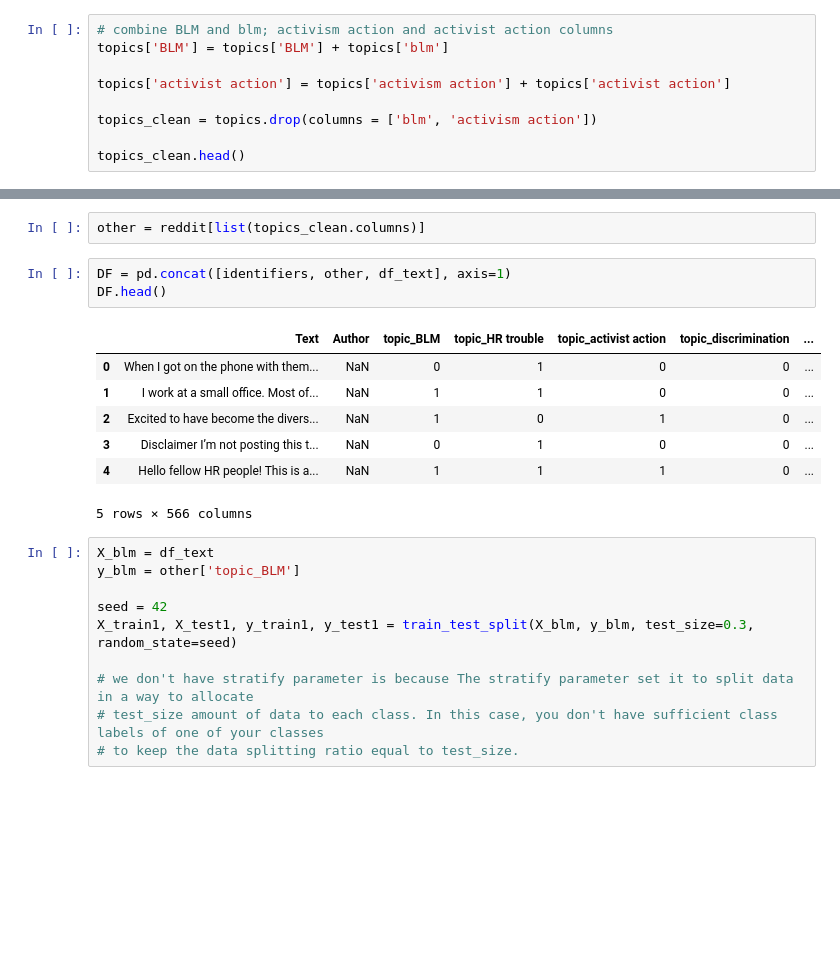
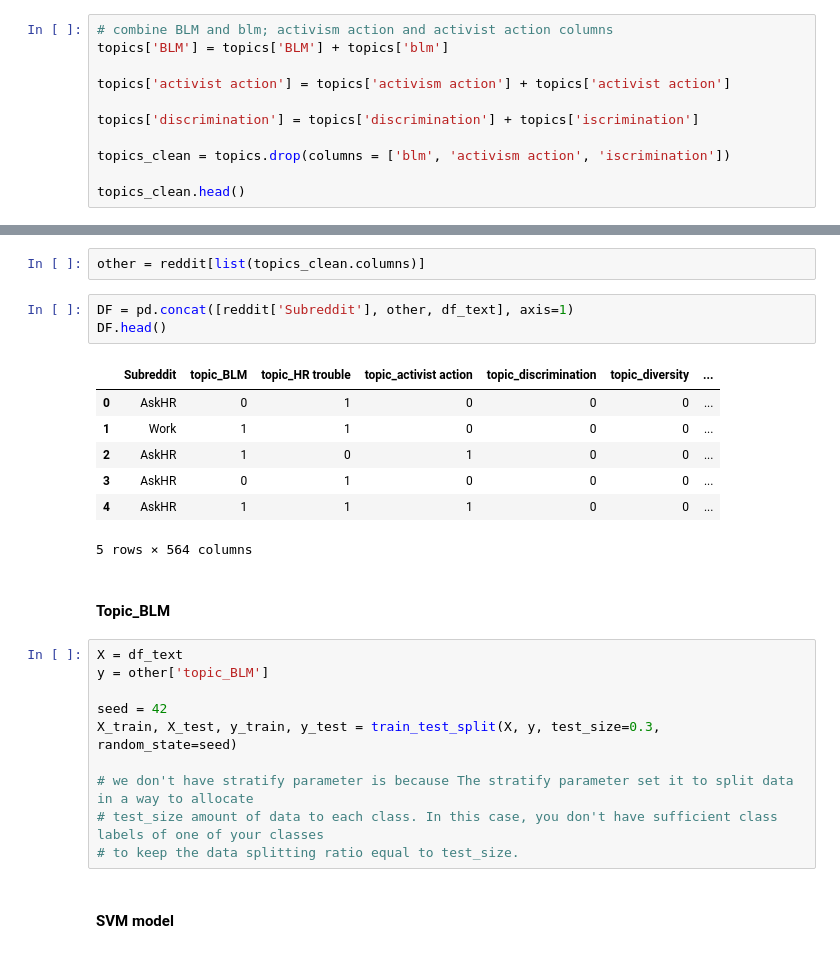
Before and after one commit to robinlli/Police_Shooting_Reddit, a Jupyter notebook: Machine Learning.ipynb, the cells around one changed output, grey strips where cells are left out. Cells and saved outputs as stored; diff of their text form; blank space fills up the shorter version.

```diff
--- a/Machine Learning.ipynb
+++ b/Machine Learning.ipynb
@@ -89,7 +85,9 @@ topics['BLM'] = topics['BLM'] + topics['blm']
 
 topics['activist action'] = topics['activism action'] + topics['activist action']
 
-topics_clean = topics.drop(columns = ['blm', 'activism action'])
+topics['discrimination'] = topics['discrimination'] + topics['iscrimination']
+
+topics_clean = topics.drop(columns = ['blm', 'activism action', 'iscrimination'])
 
 topics_clean.head()
 # %% [output]
@@ -170,26 +169,30 @@ df_text.rename(columns=dict(zip(list(range(n_text)), vect_text.get_feature_names
 # %%
 other = reddit[list(topics_clean.columns)]
 # %%
-DF = pd.concat([identifiers, other, df_text], axis=1)
+DF = pd.concat([reddit['Subreddit'], other, df_text], axis=1)
 DF.head()
 # %% [output]
-|  | Text | Author | topic_BLM | topic_HR trouble | topic_activist action | topic_discrimination | ... |
-| 0 | When I got on the phone with them... | NaN | 0 | 1 | 0 | 0 | ... |
-| 1 | I work at a small office. Most of... | NaN | 1 | 1 | 0 | 0 | ... |
-| 2 | Excited to have become the divers... | NaN | 1 | 0 | 1 | 0 | ... |
-| 3 | Disclaimer I’m not posting this t... | NaN | 0 | 1 | 0 | 0 | ... |
-| 4 | Hello fellow HR people! This is a... | NaN | 1 | 1 | 1 | 0 | ... |
+|  | Subreddit | topic_BLM | topic_HR trouble | topic_activist action | topic_discrimination | topic_diversity | ... |
+| 0 | AskHR | 0 | 1 | 0 | 0 | 0 | ... |
+| 1 | Work | 1 | 1 | 0 | 0 | 0 | ... |
+| 2 | AskHR | 1 | 0 | 1 | 0 | 0 | ... |
+| 3 | AskHR | 0 | 1 | 0 | 0 | 0 | ... |
+| 4 | AskHR | 1 | 1 | 1 | 0 | 0 | ... |
-5 rows × 566 columns
+5 rows × 564 columns
+# %% [markdown]
+#### Topic_BLM
 # %%
-X_blm = df_text
-y_blm = other['topic_BLM']
+X = df_text
+y = other['topic_BLM']
 
 seed = 42
-X_train1, X_test1, y_train1, y_test1 = train_test_split(X_blm, y_blm, test_size=0.3, random_state=seed)
+X_train, X_test, y_train, y_test = train_test_split(X, y, test_size=0.3, random_state=seed)
 
 # we don't have stratify parameter is because The stratify parameter set it to split data in a way to allocate
 # test_size amount of data to each class. In this case, you don't have sufficient class labels of one of your classes
 # to keep the data splitting ratio equal to test_size.
+# %% [markdown]
+#### SVM model
 # %%
 # import and instantiate a SVM model
 from sklearn.svm import SVC
```
Also changed, not shown: parts of 11 cells of this notebook, 1 other file.
